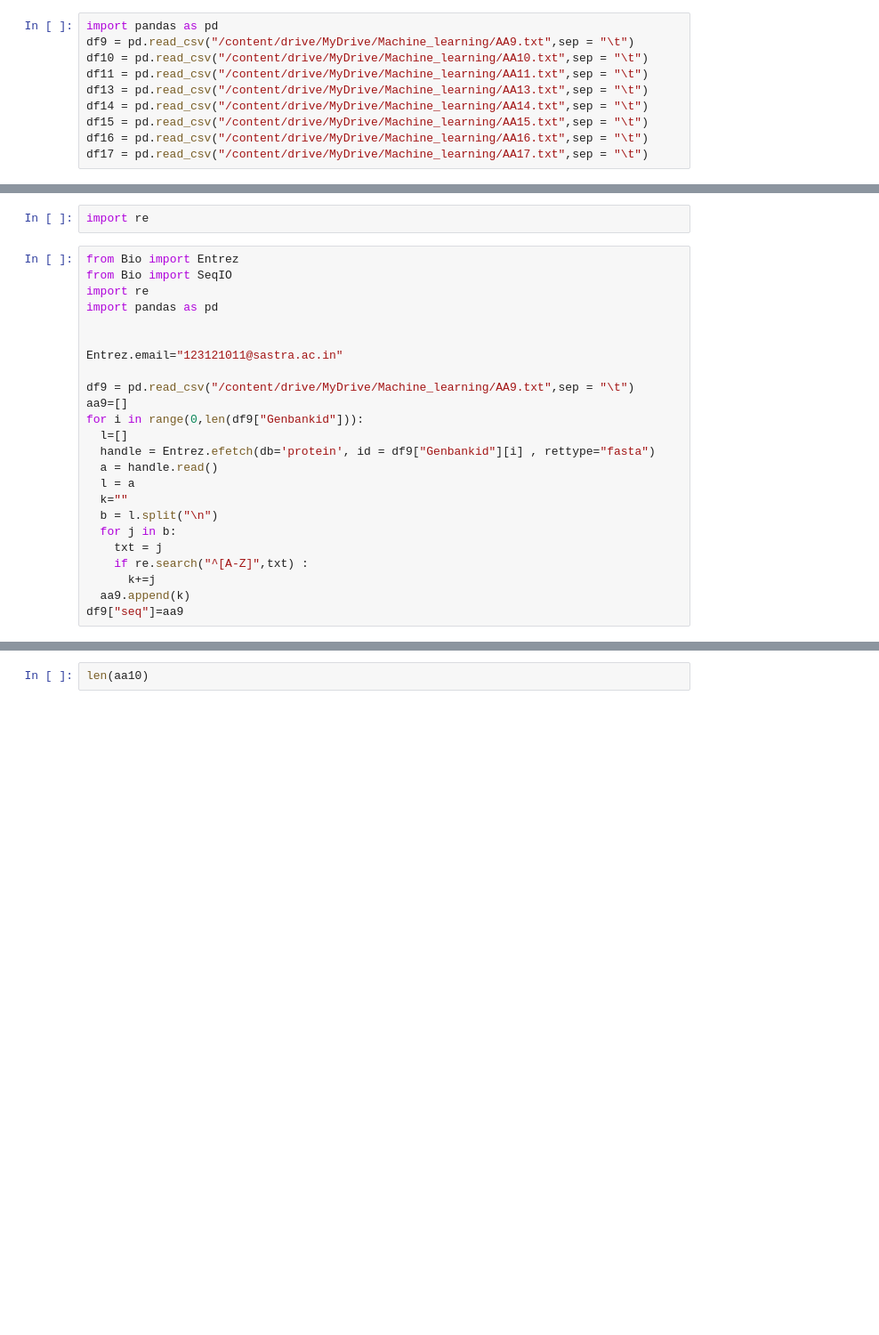
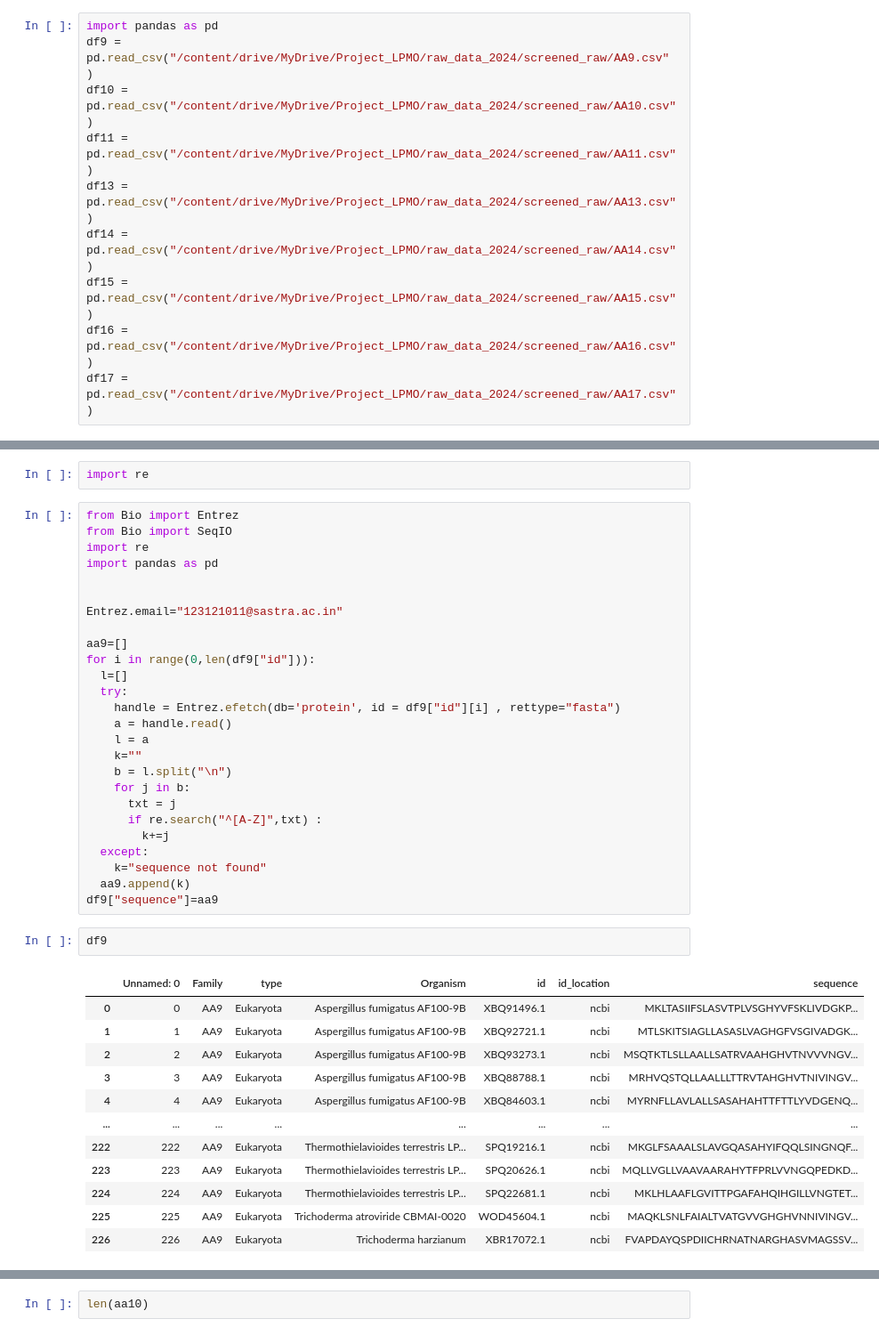
Before and after one commit to oCt-raiN/LPMO_python, a Jupyter notebook: Python_codes_old/cazy_data.ipynb, the cells around one changed output, grey strips where cells are left out. Shown at 89% size. Drawn from its saved outputs; the diff is of its cells as text; blank space fills up the shorter version.

```diff
--- a/Python_codes_old/cazy_data.ipynb
+++ b/Python_codes_old/cazy_data.ipynb
@@ -1,10 +6,10 @@
 # %%
 import pandas as pd
-df9 = pd.read_csv("/content/drive/MyDrive/Machine_learning/AA9.txt",sep = "\t")
-df10 = pd.read_csv("/content/drive/MyDrive/Machine_learning/AA10.txt",sep = "\t")
-df11 = pd.read_csv("/content/drive/MyDrive/Machine_learning/AA11.txt",sep = "\t")
-df13 = pd.read_csv("/content/drive/MyDrive/Machine_learning/AA13.txt",sep = "\t")
-df14 = pd.read_csv("/content/drive/MyDrive/Machine_learning/AA14.txt",sep = "\t")
-df15 = pd.read_csv("/content/drive/MyDrive/Machine_learning/AA15.txt",sep = "\t")
-df16 = pd.read_csv("/content/drive/MyDrive/Machine_learning/AA16.txt",sep = "\t")
-df17 = pd.read_csv("/content/drive/MyDrive/Machine_learning/AA17.txt",sep = "\t")
+df9 = pd.read_csv("/content/drive/MyDrive/Project_LPMO/raw_data_2024/screened_raw/AA9.csv"  )
+df10 = pd.read_csv("/content/drive/MyDrive/Project_LPMO/raw_data_2024/screened_raw/AA10.csv")
+df11 = pd.read_csv("/content/drive/MyDrive/Project_LPMO/raw_data_2024/screened_raw/AA11.csv")
+df13 = pd.read_csv("/content/drive/MyDrive/Project_LPMO/raw_data_2024/screened_raw/AA13.csv")
+df14 = pd.read_csv("/content/drive/MyDrive/Project_LPMO/raw_data_2024/screened_raw/AA14.csv")
+df15 = pd.read_csv("/content/drive/MyDrive/Project_LPMO/raw_data_2024/screened_raw/AA15.csv")
+df16 = pd.read_csv("/content/drive/MyDrive/Project_LPMO/raw_data_2024/screened_raw/AA16.csv")
+df17 = pd.read_csv("/content/drive/MyDrive/Project_LPMO/raw_data_2024/screened_raw/AA17.csv")
@@ -51,18 +68,35 @@ import pandas as pd
 
 Entrez.email="123121011@sastra.ac.in"
 
-df9 = pd.read_csv("/content/drive/MyDrive/Machine_learning/AA9.txt",sep = "\t")
 aa9=[]
-for i in range(0,len(df9["Genbankid"])):
+for i in range(0,len(df9["id"])):
   l=[]
-  handle = Entrez.efetch(db='protein', id = df9["Genbankid"][i] , rettype="fasta")
-  a = handle.read()
-  l = a
-  k=""
-  b = l.split("\n")
-  for j in b:
-    txt = j
-    if re.search("^[A-Z]",txt) :
-      k+=j
+  try:
+    handle = Entrez.efetch(db='protein', id = df9["id"][i] , rettype="fasta")
+    a = handle.read()
+    l = a
+    k=""
+    b = l.split("\n")
+    for j in b:
+      txt = j
+      if re.search("^[A-Z]",txt) :
+        k+=j
+  except:
+    k="sequence not found"
   aa9.append(k)
-df9["seq"]=aa9
+df9["sequence"]=aa9
+# %%
+df9
+# %% [output]
+|  | Unnamed: 0 | Family | type | Organism | id | id_location | sequence |
+| 0 | 0 | AA9 | Eukaryota | Aspergillus fumigatus AF100-9B | XBQ91496.1 | ncbi | MKLTASIIFSLASVTPLVSGHYVFSKLIVDGKP... |
+| 1 | 1 | AA9 | Eukaryota | Aspergillus fumigatus AF100-9B | XBQ92721.1 | ncbi | MTLSKITSIAGLLASASLVAGHGFVSGIVADGK... |
+| 2 | 2 | AA9 | Eukaryota | Aspergillus fumigatus AF100-9B | XBQ93273.1 | ncbi | MSQTKTLSLLAALLSATRVAAHGHVTNVVVNGV... |
+| 3 | 3 | AA9 | Eukaryota | Aspergillus fumigatus AF100-9B | XBQ88788.1 | ncbi | MRHVQSTQLLAALLLTTRVTAHGHVTNIVINGV... |
+| 4 | 4 | AA9 | Eukaryota | Aspergillus fumigatus AF100-9B | XBQ84603.1 | ncbi | MYRNFLLAVLALLSASAHAHTTFTTLYVDGENQ... |
+| ... | ... | ... | ... | ... | ... | ... | ... |
+| 222 | 222 | AA9 | Eukaryota | Thermothielavioides terrestris LP... | SPQ19216.1 | ncbi | MKGLFSAAALSLAVGQASAHYIFQQLSINGNQF... |
+| 223 | 223 | AA9 | Eukaryota | Thermothielavioides terrestris LP... | SPQ20626.1 | ncbi | MQLLVGLLVAAVAARAHYTFPRLVVNGQPEDKD... |
+| 224 | 224 | AA9 | Eukaryota | Thermothielavioides terrestris LP... | SPQ22681.1 | ncbi | MKLHLAAFLGVITTPGAFAHQIHGILLVNGTET... |
+| 225 | 225 | AA9 | Eukaryota | Trichoderma atroviride CBMAI-0020 | WOD45604.1 | ncbi | MAQKLSNLFAIALTVATGVVGHGHVNNIVINGV... |
+| 226 | 226 | AA9 | Eukaryota | Trichoderma harzianum | XBR17072.1 | ncbi | FVAPDAYQSPDIICHRNATNARGHASVMAGSSV... |
```
Also changed, not shown: parts of 22 cells of this notebook.
